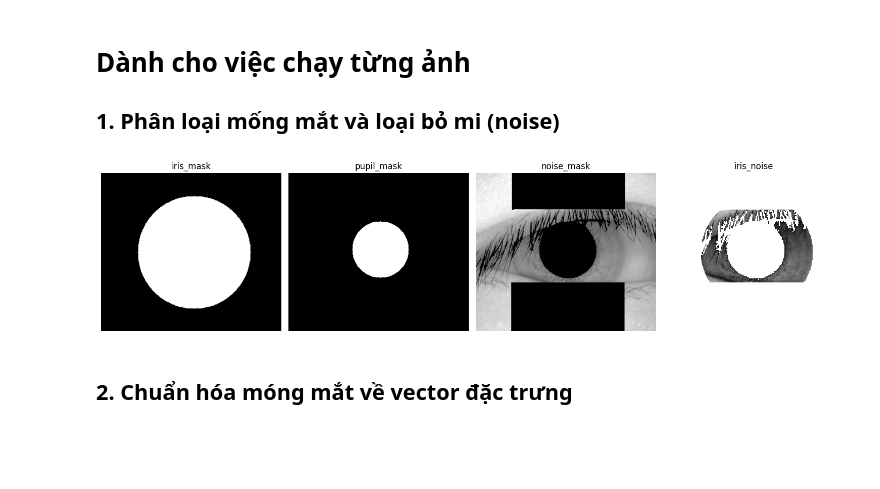
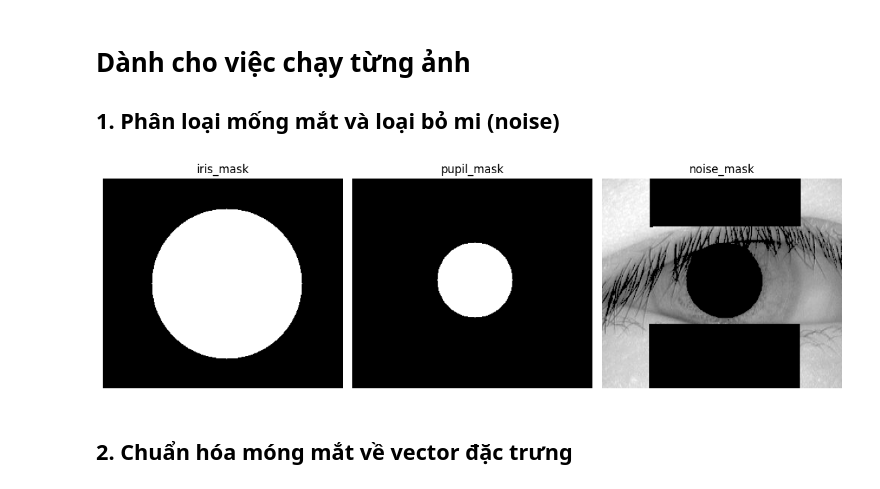
Before and after one commit to phungbminh/Iris-Recognition-CASIA1, a Jupyter notebook: IrisRecognition_v2.ipynb, the cells around one changed output. Saved outputs shown, nothing was run; the diff lists cells and outputs as text; code cells hidden in the pictures; blank space fills up the shorter version.

```diff
--- a/IrisRecognition_v2.ipynb
+++ b/IrisRecognition_v2.ipynb
@@ -85,24 +85,24 @@ def draw_eyelid_contours(eye_image, ciriris, cirpupil, imwithnoise):
 # %%
 eyelashes_threshold = 80
 multiprocess = False
 #  segmentation
 im = imread(IMAGE_INPUT, 0)
 iris_segmenter = SegmentIris()
 ciriris, cirpupil, imwithnoise = iris_segmenter.segment(im, eyelashes_threshold,  multiprocess)
 
 # Tạo hình ảnh cho mống mắt
 iris_image = np.zeros_like(im, dtype=np.uint8)
 cv2.circle(iris_image, (ciriris[1], ciriris[0]), ciriris[2], (255), thickness=-1)
 # Tạo hình ảnh cho đồng tử
 pupil_image = np.zeros_like(im, dtype=np.uint8)
 cv2.circle(pupil_image, (cirpupil[1], cirpupil[0]), cirpupil[2], (255), thickness=-1)
 
 noise_image = imwithnoise.astype(np.uint8)
-a = draw_eyelid_contours(im, ciriris, cirpupil, imwithnoise)
-images = [iris_image, pupil_image, noise_image, a]
+
+images = [iris_image, pupil_image, noise_image]
 plot_images(images, titles=['iris_mask', 'pupil_mask', 'noise_mask', 'iris_noise'], cols=4)
 # %% [output]
-[figure, old version]
+[figure, new version]
 # %% [markdown]
 ## 2. Chuẩn hóa móng mắt về vector đặc trưng
 # %%
```
Also changed, not shown: parts of 3 cells of this notebook.
